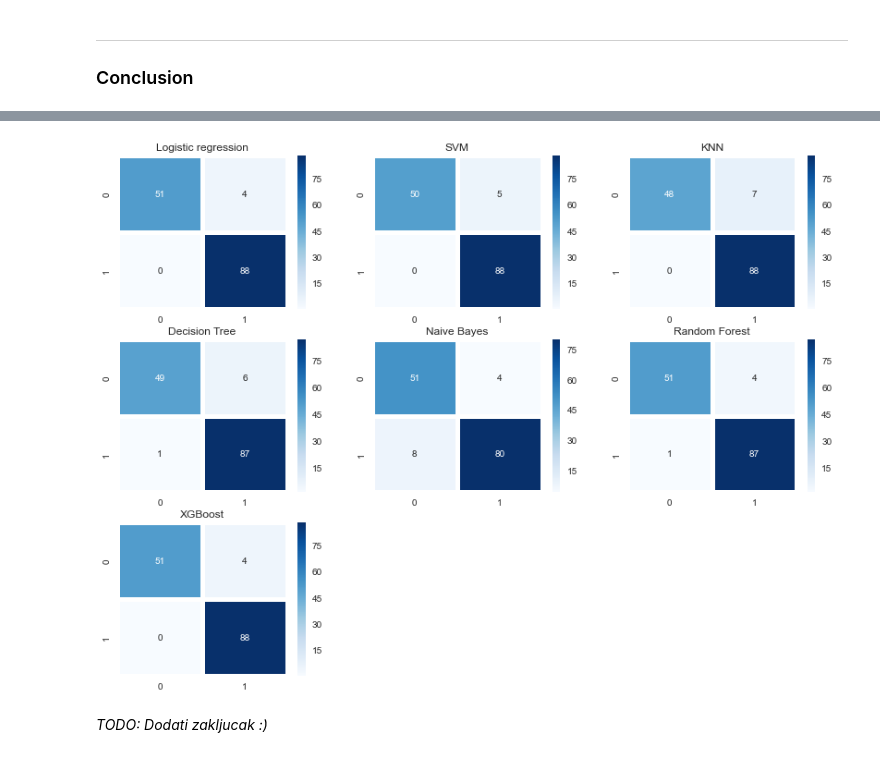
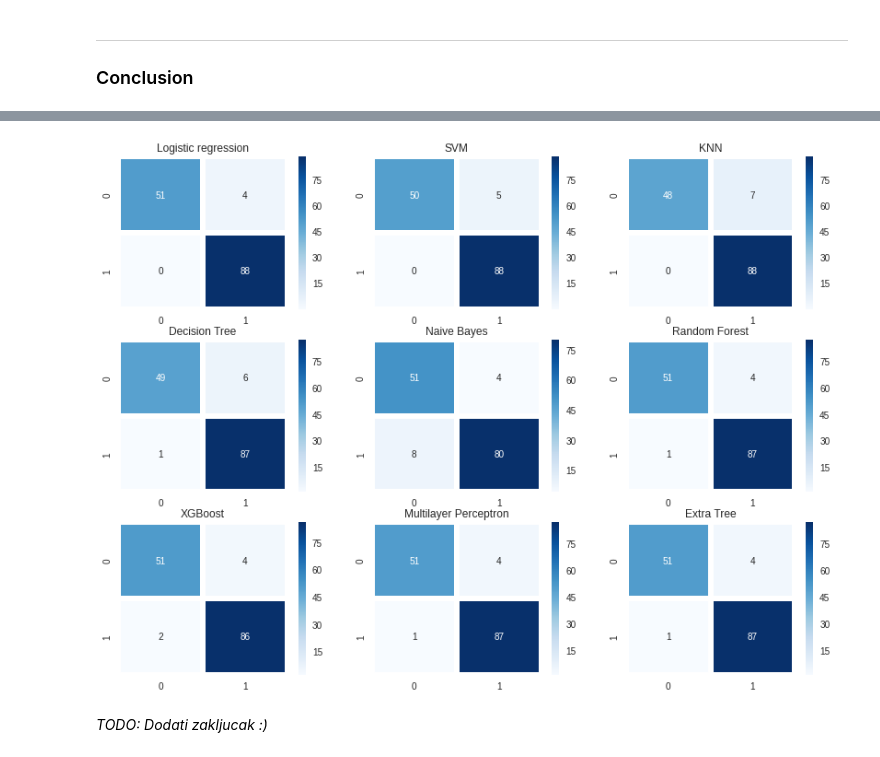
Before and after one commit to fsentin/uzop-extended, a Jupyter notebook: projectNotebook.ipynb, the cells around one changed output, grey strips where cells are left out. Saved outputs shown, nothing was run; the diff lists cells and outputs as text; code cells hidden in the pictures.

Commit message:
added MLP and ExtraTreeClassifier

```diff
--- a/projectNotebook.ipynb
+++ b/projectNotebook.ipynb
@@ -407,7 +406,7 @@ from sklearn.ensemble import RandomForestClassifier
 hyperparams = {
     'n_estimators': [50, 200, 500],
     'max_features': ['auto', 'sqrt', 'log2'],
-    'max_depth' : [4, 6, 8],
+    'max_depth' : [4, 6, 8, None],
     'criterion' : ['gini', 'entropy'],
     'min_samples_split': [2, 4, 6]
 }
@@ -449,0 +539,17 @@ Testing AUC: 0.9636363636363636
+# %%
+from sklearn.ensemble import ExtraTreesClassifier
+
+hyperparams = {
+    'n_estimators': [50, 200, 500],
+    'max_features': ['auto', 'sqrt', 'log2'],
+    'max_depth' : [4, 6, 8, None],
+    'criterion' : ['gini', 'entropy'],
+    'min_samples_split': [2, 4, 6]
+}
+
+clf_etc = grid_search(ExtraTreesClassifier(random_state=5), hyperparams)
+
+#clf_etc = ExtraTreesClassifier(n_estimators=100, random_state=5)
+#clf_etc.fit(X_train, y_train)
+
+results = results.append(test_model(clf_etc, 'Extra Trees', None), ignore_index=True)
@@ -465,22 +580,32 @@ results
 # %%
 plt.figure(figsize=(14, 14))
 
 plt.subplot(4, 3, 1)
 draw_confusion_matrix(clf_lr, 'Logistic regression', sclr)
 plt.subplot(4, 3, 2)
 draw_confusion_matrix(clf_svm, 'SVM', sclr)
 plt.subplot(4, 3, 3)
 draw_confusion_matrix(clf_knn, 'KNN', sclr)
 plt.subplot(4, 3, 4)
 draw_confusion_matrix(clf_dt, 'Decision Tree')
 plt.subplot(4, 3, 5)
 draw_confusion_matrix(clf_nb, 'Naive Bayes')
 plt.subplot(4, 3, 6)
 draw_confusion_matrix(clf_rf, 'Random Forest')
 plt.subplot(4, 3, 7)
 draw_confusion_matrix(clf_xgb, 'XGBoost')
+plt.subplot(4,3,8)
+y_preds = np.multiply(model.predict(X_test) > 0.5, 1).flatten()
+cf_matrix = sklearn.metrics.confusion_matrix(y_test, y_preds)
+cbar_kws = {
+    "ticks": np.array([15, 30, 45, 60, 75]),
+}
+sns.heatmap(cf_matrix, annot=True, cmap='Blues', linewidths=5, cbar_kws=cbar_kws)
+plt.title("Multilayer Perceptron")
+plt.subplot(4,3,9)
+draw_confusion_matrix(clf_etc, 'Extra Tree', None)
 # %% [output]
-[figure, old version]
+[figure, new version]
 # %% [markdown]
 *TODO: Dodati zakljucak :)*
 # %% [markdown]
```
Also changed, not shown: parts of 14 cells of this notebook.
